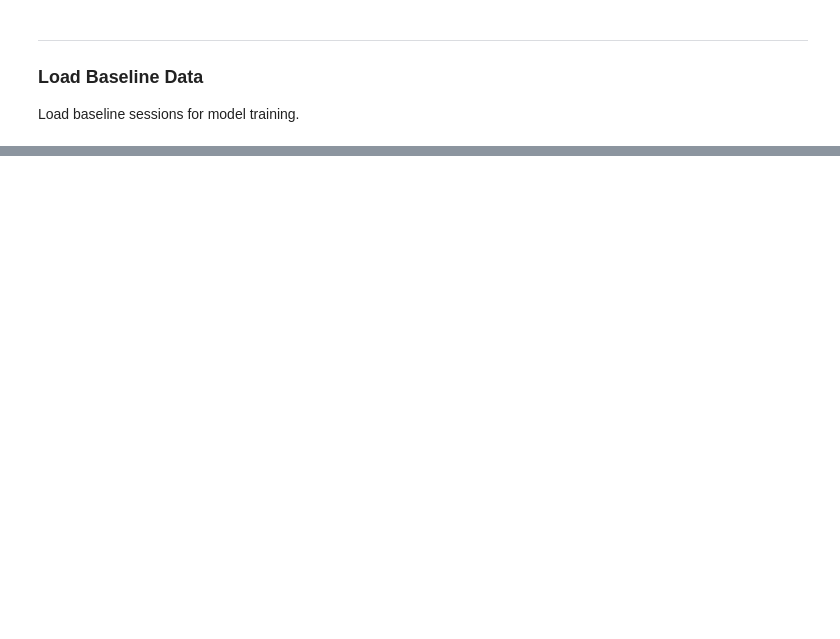
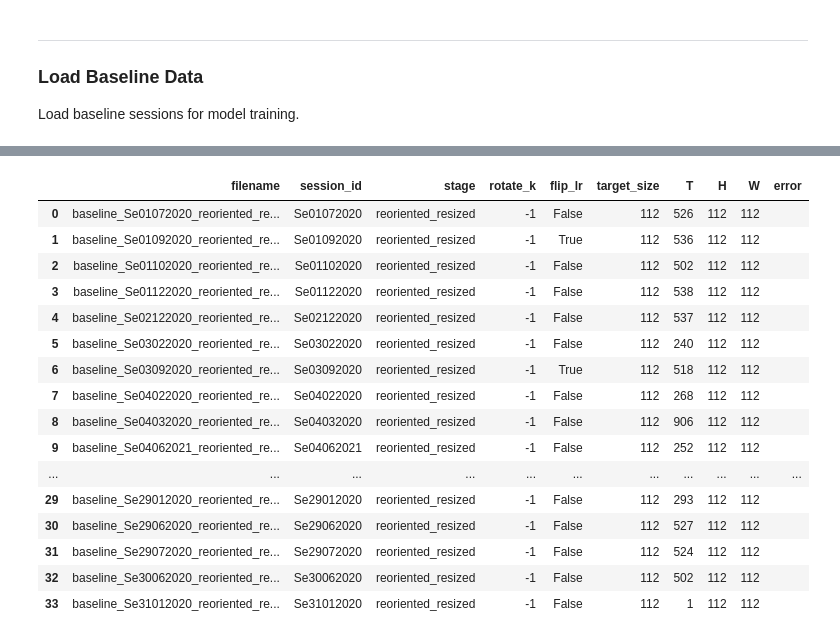
Before and after one commit to brynnhs/fUSPredict, a Jupyter notebook: code/1_preprocessing/2_updated_processing.ipynb, the cells around one changed output, grey strips where cells are left out. Saved outputs shown, nothing was run; the diff lists cells and outputs as text; code cells hidden in the pictures; blank space fills up the shorter version.

Commit message:
add: move reorientation logic to it's own module

```diff
--- a/code/1_preprocessing/2_updated_processing.ipynb
+++ b/code/1_preprocessing/2_updated_processing.ipynb
@@ -162,0 +312,62 @@ for subject in subjects:
+# %%
+ROTATE_K = -1
+TARGET_SIZE = 112
+OVERWRITE_GEOMETRY = False
+SAVE_GEOMETRY_PREVIEWS = True
+
+# Session-specific left-right flips after rotation
+FLIP_SESSION_IDS_BY_SUBJECT = {
+    "secundo": {
+        "Se04092020",
+        "Se01092020",
+        "Se25082020",
+        "Se03092020",
+        "Se27082020",
+        "Se04062020",
+        "Se04082020",
+        "Se24022020",
+    },
+    "gus": {"Gu05082020", "Gu30032021", "Gu30042021"},
+}
+
+for subject in subjects:
+    in_dir = deriv_root / subject / "baseline_only"
+    out_dir = deriv_root / subject / "baseline_only_reoriented_resized"
+    preview_dir = out_dir / "previews"
+
+    in_paths = sorted(str(p) for p in in_dir.glob("baseline_*.npz"))
+    print(f"\n[{subject}] geometry stage | inputs={len(in_paths)}")
+
+    if len(in_paths) == 0:
+        print(f"  - No baseline stage files found in {in_dir}")
+        continue
+
+    out_paths = reorient_baseline_sessions(
+        in_npz_paths=in_paths,
+        out_dir=str(out_dir),
+        rotate_k=ROTATE_K,
+        flip_session_ids=FLIP_SESSION_IDS_BY_SUBJECT.get(subject, set()),
+        target_size=TARGET_SIZE,
+        overwrite=OVERWRITE_GEOMETRY,
+        save_previews=SAVE_GEOMETRY_PREVIEWS,
+        preview_dir=str(preview_dir),
+    )
+
+    print(f"  - Canonical outputs: {len(out_paths)}")
+
+    summary_df = summarize_npz_collection(out_paths)
+    show_cols = [
+        "filename",
+        "session_id",
+        "stage",
+        "rotate_k",
+        "flip_lr",
+        "target_size",
+        "T",
+        "H",
+        "W",
+        "error",
+    ]
+    show_cols = [c for c in show_cols if c in summary_df.columns]
+    display(summary_df[show_cols])
+# %% [output]
@@ -162,0 +376,17 @@ for subject in subjects:
+|  | filename | session_id | stage | rotate_k | flip_lr | target_size | T | H | W | error |
+| 0 | baseline_Se01072020_reoriented_re... | Se01072020 | reoriented_resized | -1 | False | 112 | 526 | 112 | 112 |  |
+| 1 | baseline_Se01092020_reoriented_re... | Se01092020 | reoriented_resized | -1 | True | 112 | 536 | 112 | 112 |  |
+| 2 | baseline_Se01102020_reoriented_re... | Se01102020 | reoriented_resized | -1 | False | 112 | 502 | 112 | 112 |  |
+| 3 | baseline_Se01122020_reoriented_re... | Se01122020 | reoriented_resized | -1 | False | 112 | 538 | 112 | 112 |  |
+| 4 | baseline_Se02122020_reoriented_re... | Se02122020 | reoriented_resized | -1 | False | 112 | 537 | 112 | 112 |  |
+| 5 | baseline_Se03022020_reoriented_re... | Se03022020 | reoriented_resized | -1 | False | 112 | 240 | 112 | 112 |  |
+| 6 | baseline_Se03092020_reoriented_re... | Se03092020 | reoriented_resized | -1 | True | 112 | 518 | 112 | 112 |  |
+| 7 | baseline_Se04022020_reoriented_re... | Se04022020 | reoriented_resized | -1 | False | 112 | 268 | 112 | 112 |  |
+| 8 | baseline_Se04032020_reoriented_re... | Se04032020 | reoriented_resized | -1 | False | 112 | 906 | 112 | 112 |  |
+| 9 | baseline_Se04062021_reoriented_re... | Se04062021 | reoriented_resized | -1 | False | 112 | 252 | 112 | 112 |  |
+| ... | ... | ... | ... | ... | ... | ... | ... | ... | ... | ... |
+| 29 | baseline_Se29012020_reoriented_re... | Se29012020 | reoriented_resized | -1 | False | 112 | 293 | 112 | 112 |  |
+| 30 | baseline_Se29062020_reoriented_re... | Se29062020 | reoriented_resized | -1 | False | 112 | 527 | 112 | 112 |  |
+| 31 | baseline_Se29072020_reoriented_re... | Se29072020 | reoriented_resized | -1 | False | 112 | 524 | 112 | 112 |  |
+| 32 | baseline_Se30062020_reoriented_re... | Se30062020 | reoriented_resized | -1 | False | 112 | 502 | 112 | 112 |  |
+| 33 | baseline_Se31012020_reoriented_re... | Se31012020 | reoriented_resized | -1 | False | 112 | 1 | 112 | 112 |  |
```
Also changed, not shown: parts of 7 cells of this notebook, 2 other files.
